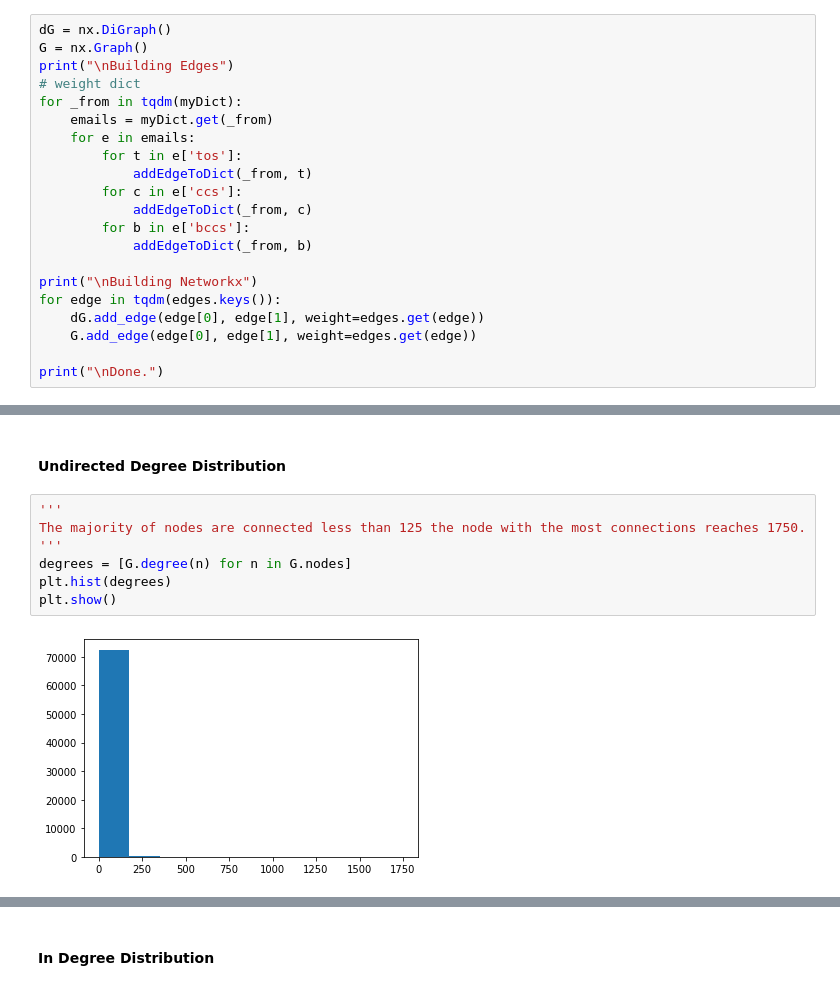
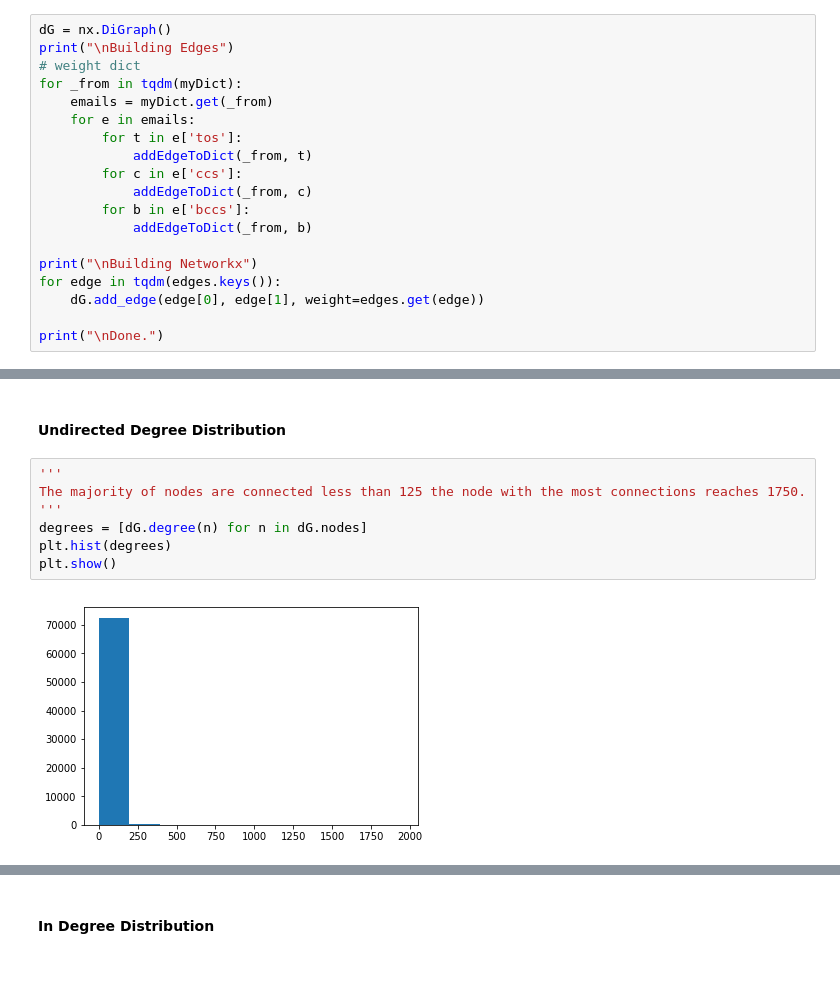
Before and after one commit to AidenWilliams/Enron-Text-and-Graph-Analysis, a Jupyter notebook: Task2/task2.ipynb, the cells around one changed output, grey strips where cells are left out. Cells and saved outputs as stored; diff of their text form.

```diff
--- a/Task2/task2.ipynb
+++ b/Task2/task2.ipynb
@@ -159,7 +159,6 @@ Reading...
 build networkx directed graph with edges
 # %%
 dG = nx.DiGraph()
-G = nx.Graph()
 print("\nBuilding Edges")
 # weight dict
 for _from in tqdm(myDict):
@@ -175,7 +174,6 @@ for _from in tqdm(myDict):
 print("\nBuilding Networkx")
 for edge in tqdm(edges.keys()):
     dG.add_edge(edge[0], edge[1], weight=edges.get(edge))
-    G.add_edge(edge[0], edge[1], weight=edges.get(edge))
 
 print("\nDone.")
 # %% [output]
@@ -204,12 +202,12 @@ describing what the plot is visualizing.
 # %%
 '''
 The majority of nodes are connected less than 125 the node with the most connections reaches 1750.
 '''
-degrees = [G.degree(n) for n in G.nodes]
+degrees = [dG.degree(n) for n in dG.nodes]
 plt.hist(degrees)
 plt.show()
 # %% [output]
-[figure, old version]
+[figure, new version]
 # %%
 '''
 From this histogram it is revealed that most nodes have a degree that is less than 20
```
Also changed, not shown: parts of 29 cells of this notebook, 1 other file.
